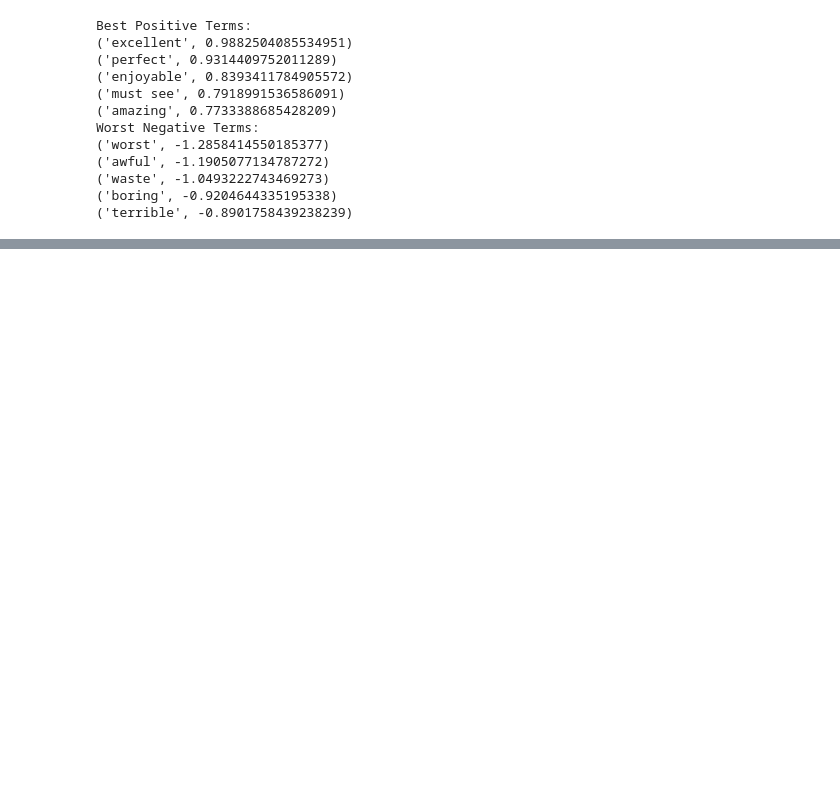
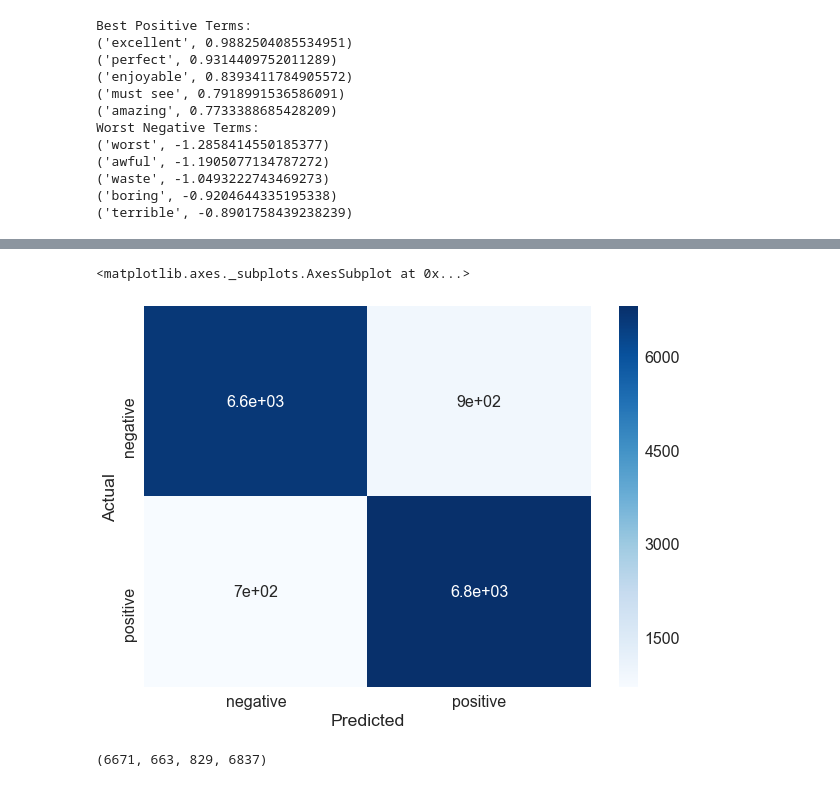
Before and after one commit to coolpriyanshu16/IMDB, a Jupyter notebook: IMDB Movie Sentiment Analysis.ipynb, the cells around one changed output, grey strips where cells are left out. Saved outputs shown, nothing was run; the diff lists cells and outputs as text; code cells hidden in the pictures; blank space fills up the shorter version.

```diff
--- a/IMDB Movie Sentiment Analysis.ipynb
+++ b/IMDB Movie Sentiment Analysis.ipynb
@@ -287,0 +335,25 @@ Worst Negative Terms:
+# %%
+from sklearn.metrics import confusion_matrix
+import pandas as pd
+import seaborn as sn
+import matplotlib.pyplot as plt
+%matplotlib inline
+import numpy as np
+
+
+data = confusion_matrix(y_test, y_pred)
+df_cm = pd.DataFrame(data, columns=np.unique(y_test), index = np.unique(y_test))
+df_cm.index.name = 'Actual'
+df_cm.columns.name = 'Predicted'
+plt.figure(figsize = (10,7))
+sn.set(font_scale=1.6)#for label size
+sn.heatmap(df_cm, cmap="Blues", annot=True,annot_kws={"size": 16})#
+# %% [output]
+<matplotlib.axes._subplots.AxesSubplot at 0x...>
+[figure, added]
+# %%
+from sklearn.metrics import confusion_matrix
+tn, fp, fn, tp = confusion_matrix(y_pred2, y_test).ravel()
+print(str((tn, fp, fn, tp)))
+# %% [output]
+(6671, 663, 829, 6837)
```
Also changed, not shown: parts of 24 cells of this notebook.
